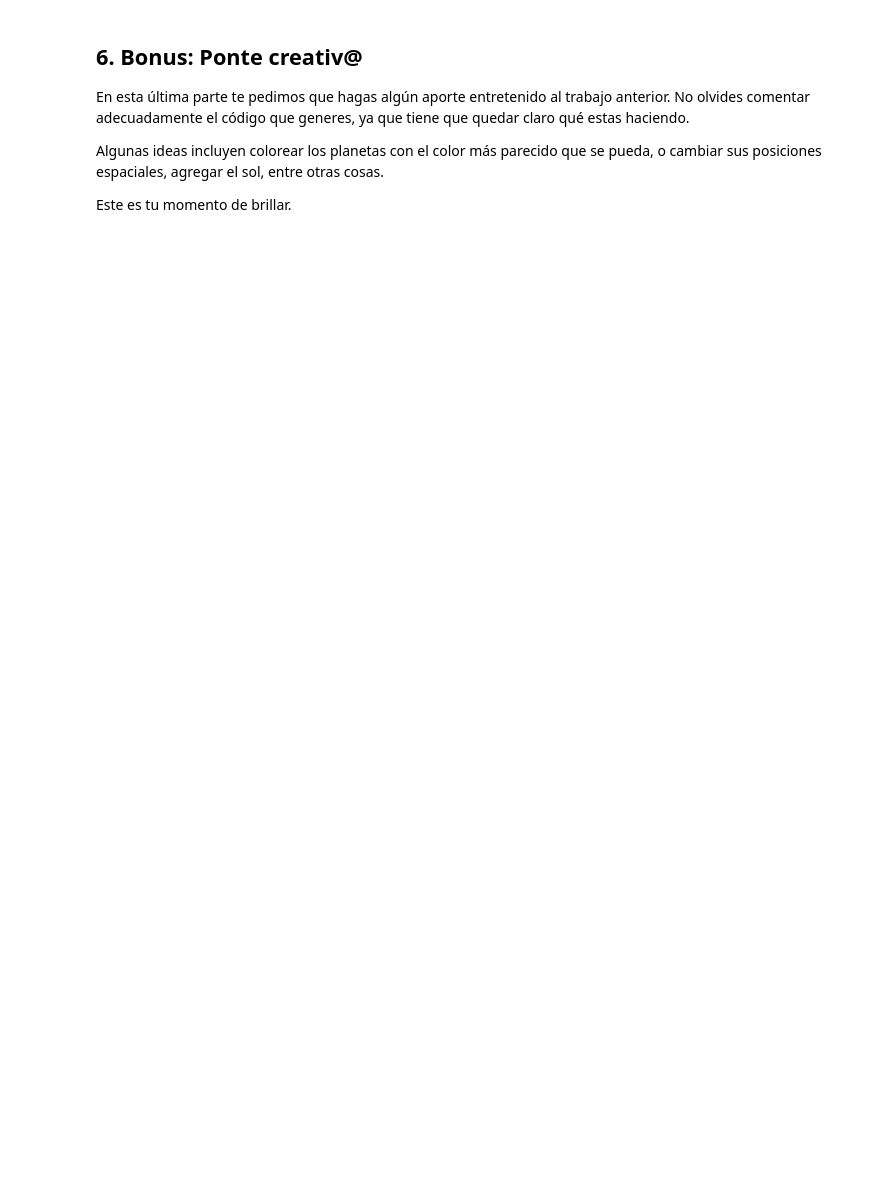
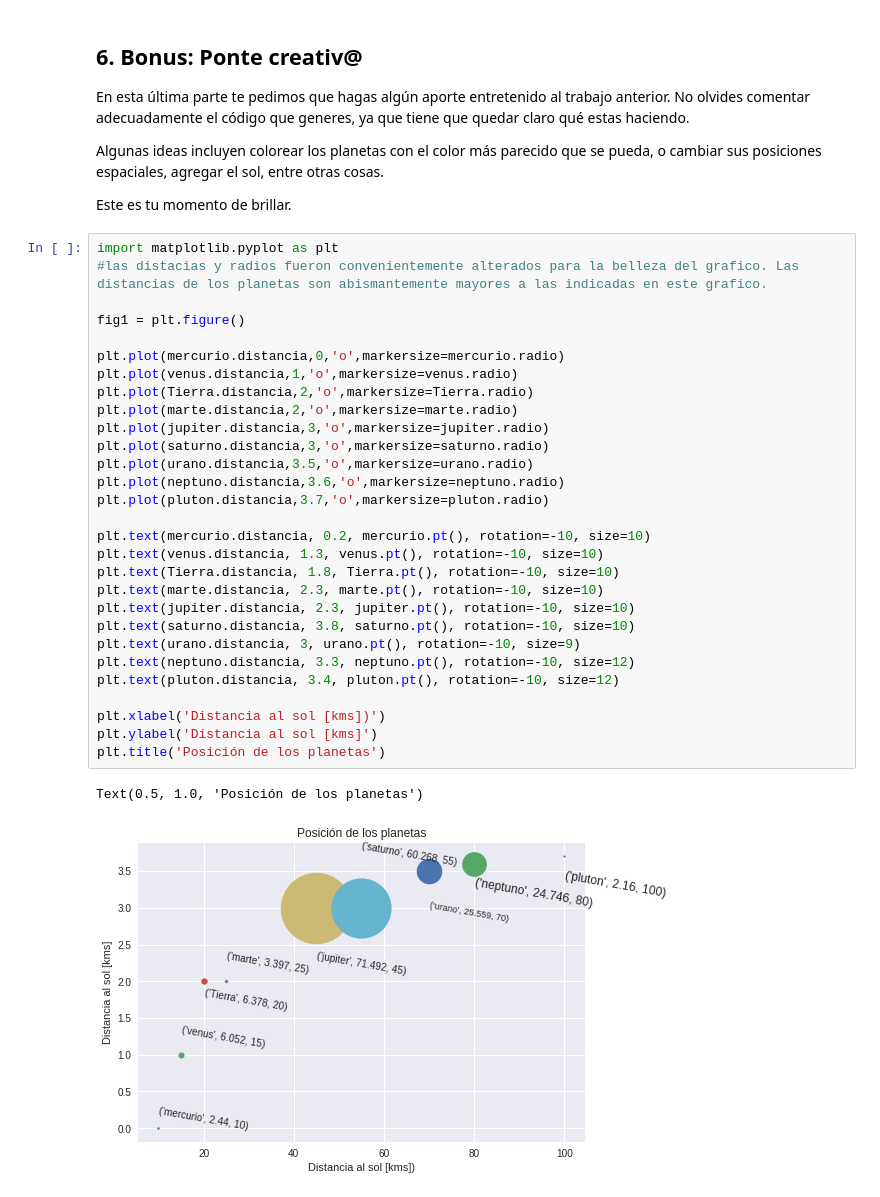
Before and after one commit to felipe34asaav/minitarea1, a Jupyter notebook: minitarea1.ipynb, the cells around one changed output. Drawn from its saved outputs; the diff is of its cells as text; blank space fills up the shorter version.

```diff
--- a/minitarea1.ipynb
+++ b/minitarea1.ipynb
@@ -174,3 +210,35 @@ Algunas ideas incluyen colorear los planetas con el color más parecido que se p
 
 
 Este es tu momento de brillar.
+# %%
+import matplotlib.pyplot as plt
+#las distacias y radios fueron convenientemente alterados para la belleza del grafico. Las distancias de los planetas son abismantemente mayores a las indicadas en este grafico.
+
+fig1 = plt.figure()
+
+plt.plot(mercurio.distancia,0,'o',markersize=mercurio.radio)
+plt.plot(venus.distancia,1,'o',markersize=venus.radio)
+plt.plot(Tierra.distancia,2,'o',markersize=Tierra.radio)
+plt.plot(marte.distancia,2,'o',markersize=marte.radio)
+plt.plot(jupiter.distancia,3,'o',markersize=jupiter.radio)
+plt.plot(saturno.distancia,3,'o',markersize=saturno.radio)
+plt.plot(urano.distancia,3.5,'o',markersize=urano.radio)
+plt.plot(neptuno.distancia,3.6,'o',markersize=neptuno.radio)
+plt.plot(pluton.distancia,3.7,'o',markersize=pluton.radio)
+
+plt.text(mercurio.distancia, 0.2, mercurio.pt(), rotation=-10, size=10)
+plt.text(venus.distancia, 1.3, venus.pt(), rotation=-10, size=10)
+plt.text(Tierra.distancia, 1.8, Tierra.pt(), rotation=-10, size=10)
+plt.text(marte.distancia, 2.3, marte.pt(), rotation=-10, size=10)
+plt.text(jupiter.distancia, 2.3, jupiter.pt(), rotation=-10, size=10)
+plt.text(saturno.distancia, 3.8, saturno.pt(), rotation=-10, size=10)
+plt.text(urano.distancia, 3, urano.pt(), rotation=-10, size=9)
+plt.text(neptuno.distancia, 3.3, neptuno.pt(), rotation=-10, size=12)
+plt.text(pluton.distancia, 3.4, pluton.pt(), rotation=-10, size=12)
+
+plt.xlabel('Distancia al sol [kms])')
+plt.ylabel('Distancia al sol [kms]')
+plt.title('Posición de los planetas')
+# %% [output]
+Text(0.5, 1.0, 'Posición de los planetas')
+[figure, added]
```
Also changed, not shown: parts of 4 cells of this notebook.
